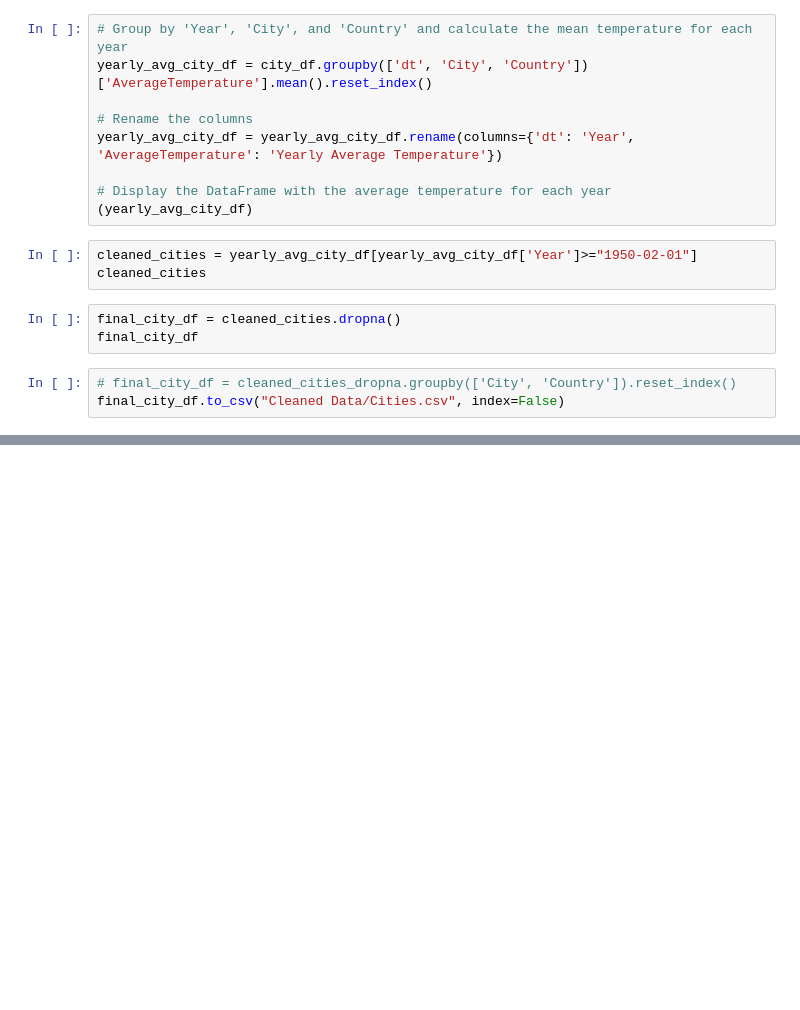
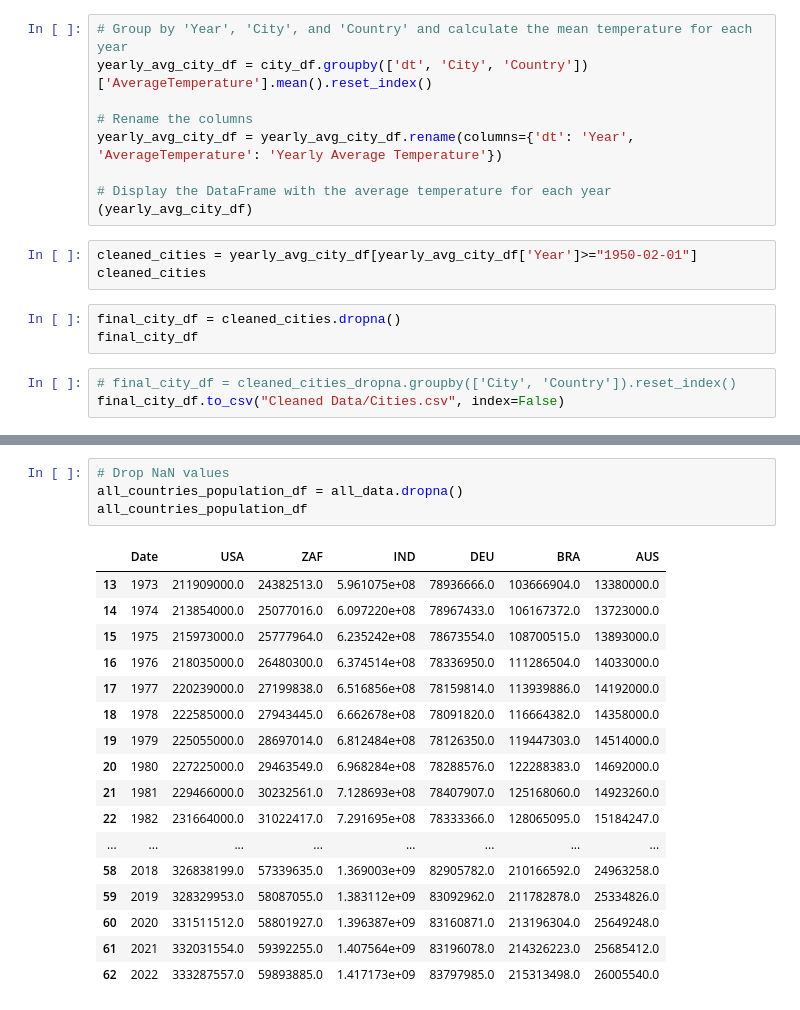
Before and after one commit to Sophiatun/Climate_Change_Analysis, a Jupyter notebook: COMPILED_CLEANED_DATA.ipynb, the cells around one changed output, grey strips where cells are left out. Cells and saved outputs as stored; diff of their text form; blank space fills up the shorter version.

```diff
--- a/COMPILED_CLEANED_DATA.ipynb
+++ b/COMPILED_CLEANED_DATA.ipynb
@@ -265,0 +317,22 @@ final_city_df.to_csv("Cleaned Data/Cities.csv", index=False)
+# %%
+# Drop NaN values
+all_countries_population_df = all_data.dropna()
+all_countries_population_df
+# %% [output]
+|  | Date | USA | ZAF | IND | DEU | BRA | AUS |
+| 13 | 1973 | 211909000.0 | 24382513.0 | 5.961075e+08 | 78936666.0 | 103666904.0 | 13380000.0 |
+| 14 | 1974 | 213854000.0 | 25077016.0 | 6.097220e+08 | 78967433.0 | 106167372.0 | 13723000.0 |
+| 15 | 1975 | 215973000.0 | 25777964.0 | 6.235242e+08 | 78673554.0 | 108700515.0 | 13893000.0 |
+| 16 | 1976 | 218035000.0 | 26480300.0 | 6.374514e+08 | 78336950.0 | 111286504.0 | 14033000.0 |
+| 17 | 1977 | 220239000.0 | 27199838.0 | 6.516856e+08 | 78159814.0 | 113939886.0 | 14192000.0 |
+| 18 | 1978 | 222585000.0 | 27943445.0 | 6.662678e+08 | 78091820.0 | 116664382.0 | 14358000.0 |
+| 19 | 1979 | 225055000.0 | 28697014.0 | 6.812484e+08 | 78126350.0 | 119447303.0 | 14514000.0 |
+| 20 | 1980 | 227225000.0 | 29463549.0 | 6.968284e+08 | 78288576.0 | 122288383.0 | 14692000.0 |
+| 21 | 1981 | 229466000.0 | 30232561.0 | 7.128693e+08 | 78407907.0 | 125168060.0 | 14923260.0 |
+| 22 | 1982 | 231664000.0 | 31022417.0 | 7.291695e+08 | 78333366.0 | 128065095.0 | 15184247.0 |
+| ... | ... | ... | ... | ... | ... | ... | ... |
+| 58 | 2018 | 326838199.0 | 57339635.0 | 1.369003e+09 | 82905782.0 | 210166592.0 | 24963258.0 |
+| 59 | 2019 | 328329953.0 | 58087055.0 | 1.383112e+09 | 83092962.0 | 211782878.0 | 25334826.0 |
+| 60 | 2020 | 331511512.0 | 58801927.0 | 1.396387e+09 | 83160871.0 | 213196304.0 | 25649248.0 |
+| 61 | 2021 | 332031554.0 | 59392255.0 | 1.407564e+09 | 83196078.0 | 214326223.0 | 25685412.0 |
+| 62 | 2022 | 333287557.0 | 59893885.0 | 1.417173e+09 | 83797985.0 | 215313498.0 | 26005540.0 |
```
Also changed, not shown: parts of 4 cells of this notebook, 1 other file.
